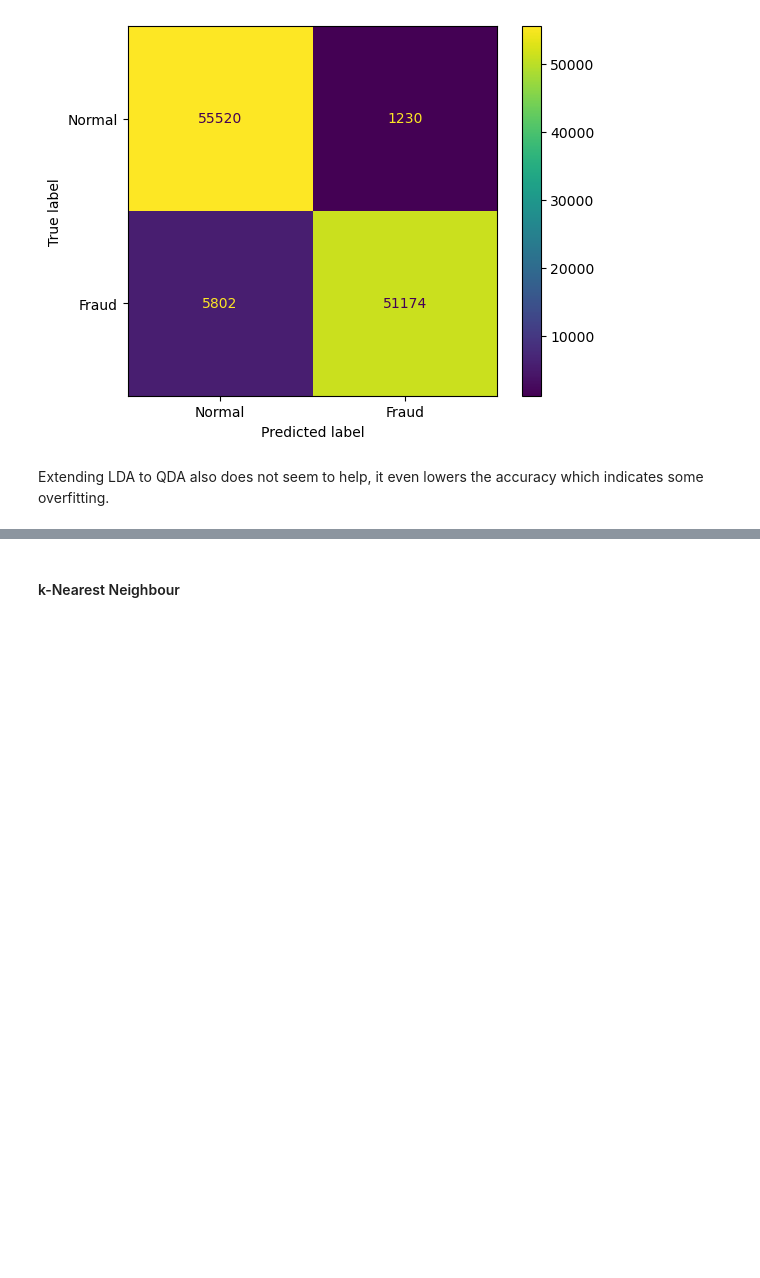
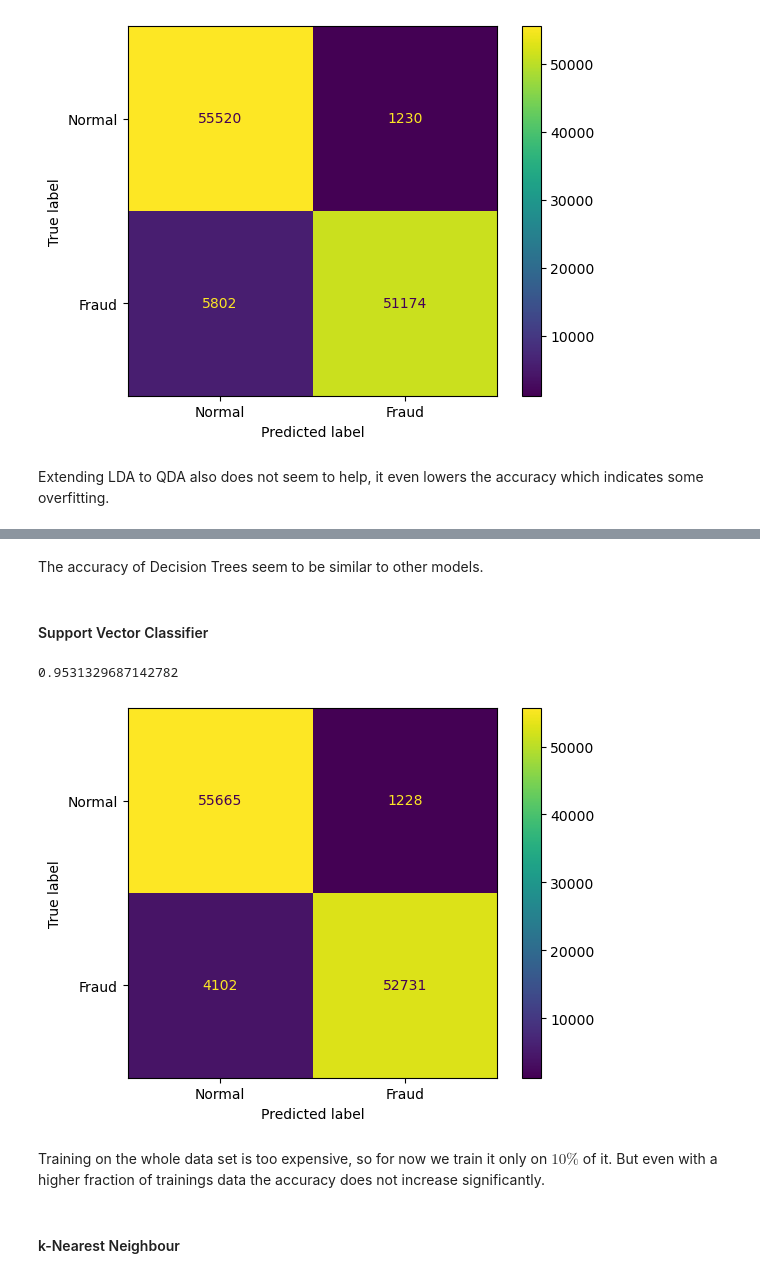
Before and after one commit to PhoenixSmaug/Classification-Guide, a Jupyter notebook: guide.ipynb, the cells around one changed output, grey strips where cells are left out. Cells and saved outputs as stored; diff of their text form; code cells hidden in the pictures; blank space fills up the shorter version.

```diff
--- a/guide.ipynb
+++ b/guide.ipynb
@@ -311,3 +331,26 @@ Extending LDA to QDA also does not seem to help, it even lowers the accuracy whi
+# %% [markdown]
+The accuracy of Decision Trees seem to be similar to other models.
+# %% [markdown]
+#### Support Vector Classifier
+# %%
+n_samples = int(0.1 * len(X_train))  # too expensive for whole data set
+
+svm = sklearn.svm.SVC(C=10, kernel='linear')
+svm.fit(X_train[:n_samples], y_train[:n_samples])
+
+prediction = (svm.predict(X_test) >= 0.5).astype(int)
+
+print(sl.metrics.accuracy_score(y_test, prediction))
+
+cm = sl.metrics.confusion_matrix(y_test, prediction)
+disp = sl.metrics.ConfusionMatrixDisplay(confusion_matrix=cm, display_labels=['Normal', 'Fraud'])
+disp.plot()
+plt.show()
+# %% [output]
+0.9531329687142782
+[figure, added]
+# %% [markdown]
+Training on the whole data set is too expensive, so for now we train it only on $10 \%$ of it. But even with a higher fraction of trainings data the accuracy does not increase significantly.
 # %% [markdown]
 #### k-Nearest Neighbour
 # %%
```
Also changed, not shown: parts of 4 cells of this notebook.
